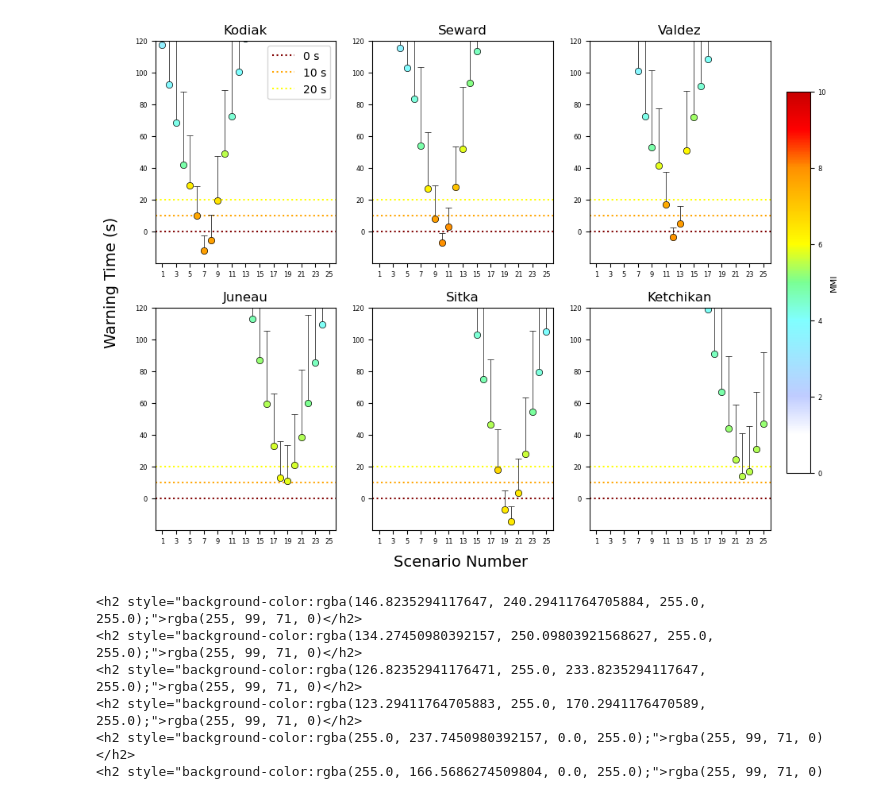
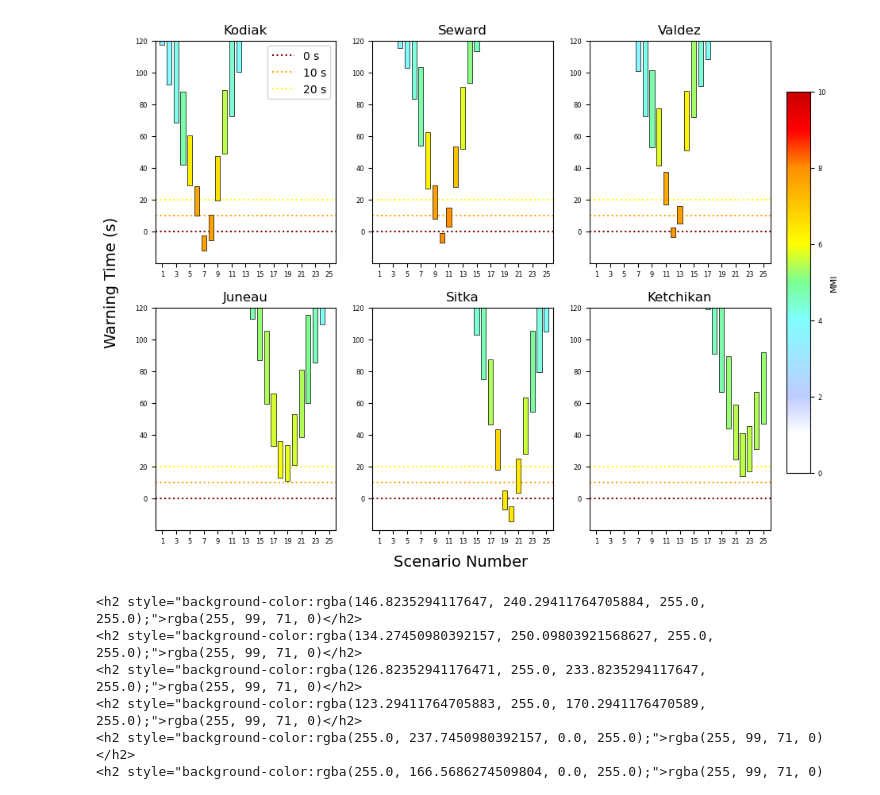
Before and after one commit to alexfozkos/ShakeMapsProcessor, a Jupyter notebook: Coastal Graphs Small Ranges.ipynb, the cells around one changed output. Saved outputs shown, nothing was run; the diff lists cells and outputs as text; code cells hidden in the pictures.

Commit message:
graphs ranges

```diff
--- a/Coastal Graphs Small Ranges.ipynb
+++ b/Coastal Graphs Small Ranges.ipynb
@@ -66,47 +66,47 @@ for name, data in comm_dict.items():
     for i in range(0, 3):
         ax[index].axhline(i * 10, lw=1.5, c=warn_colors[i], ls=':', zorder=0, label='%i s' % (i * 10))
 
-    # wt = ax[index].scatter(range(1, 26), data['wt'], s=40, marker='o', c=data['mmi'], cmap=mmi_cmap,
-    #                        vmin=0, vmax=10, zorder=4, linewidth=1, edgecolor='k')
+    wt = ax[index].scatter(range(1, 26), data['wtfast'], s=0, marker='o', c=data['mmi'], cmap=mmi_cmap,
+                           vmin=0, vmax=10, zorder=0, linewidth=0, edgecolor='k', alpha=1)
     color = np.array([mmi_cmap(i/10) for i in data['mmi']])
 
     # https://matplotlib.org/stable/gallery/statistics/errorbars_and_boxes.html#sphx-glr-gallery-statistics-errorbars-and-boxes-py
     # code for plotting rectangle ranges of warning time
-    # wtboxes = [Rectangle((x-width/2,y), width, height) for x, y, height in zip(range(1,26), data['wtfast'], np.array(data['wtslow'])-np.array(data['wtfast']))]
-    # pc = PatchCollection(wtboxes, color=color, cmap=mmi_cmap, linewidth=lw, edgecolor='k')
-    # ax[index].add_collection(pc)
+    wtboxes = [Rectangle((x-width/2,y), width, height) for x, y, height in zip(range(1,26), data['wtfast'], np.array(data['wtslow'])-np.array(data['wtfast']))]
+    pc = PatchCollection(wtboxes, color=color, cmap=mmi_cmap, linewidth=lw, edgecolor='k')
+    ax[index].add_collection(pc)
 
     # code for plotting ranges with arrows instead of rectangles
-    yerr = np.array(data['wtslow'])-np.array(data['wtfast'])
-    for i in range(25):
-        plotline1, caplines1, barlinecols1 = ax[index].errorbar(i+1, data['wtfast'][i], yerr=yerr[i], mfc=color[i], mec='k', mew=lw,
-                                                                    lolims=True, ecolor='k', elinewidth=lw, fmt='o')
-        caplines1[0].set_marker('_')
+    # yerr = np.array(data['wtslow'])-np.array(data['wtfast'])
+    # for i in range(25):
+    #     plotline1, caplines1, barlinecols1 = ax[index].errorbar(i+1, data['wtfast'][i], yerr=yerr[i], mfc=color[i], mec='k', mew=lw,
+    #                                                                 lolims=True, ecolor='k', elinewidth=lw, fmt='o')
+    #     caplines1[0].set_marker('_')
 
     ax[index].set_title(name, fontsize=12)
     ax[index].set_ylim(wt_min-5, 120)
     ax[index].set_xticks([1, 3, 5, 7, 9, 11, 13, 15, 17, 19, 21, 23, 25])
     ax[index].set_xlim(0,26)
     if name == 'Kodiak':
         ax[index].legend(loc='upper right', fontsize=10)
 # plt.clim[1,8]
 # plt.rc('xtick', labelsize=12)
 cbar_ax = fig.add_axes([0.92, 0.2, 0.03, 0.6])
 fig.colorbar(wt, cax=cbar_ax, orientation='vertical', label='MMI')
 # fig.colorbar(wt, cax=cbar_ax, orientation='horizontal', label='MMI')
 plt.rc('xtick', labelsize=12)
 # plt.xlim(0, 26)
 # draw_colorbar(fig, mmimap, None)
 # plt.text(0.48, 1.2, 'MMI', fontsize=16)
 # plt.suptitle('Newlist Community Scenario Data', fontsize=18)
 fig.text(0.51, 0.06, 'Scenario Number', ha='center', va='center',fontsize=14)
 fig.text(0.07, 0.5, 'Warning Time (s)', ha='center', va='center', rotation='vertical',fontsize=14)
 # plt.tight_layout(rect=[0.07, 0.04, 0.95, 1])
 plt.savefig('Figures/CoastalScenarios/Coastal Community Data_errows.pdf')
 plt.savefig('Figures/CoastalScenarios/Coastal Community Data_errows.png', dpi=700)
 plt.show()
 # %% [output]
-[figure, old version]
+[figure, new version]
 # %%
 color = np.array([mmi_cmap(i/10) for i in data['mmi']]) * 255
 for c in color: print(f'<h2 style="background-color:rgba{tuple(c)};">rgba(255, 99, 71, 0)</h2>')
```
Also changed, not shown: 8 other files.
